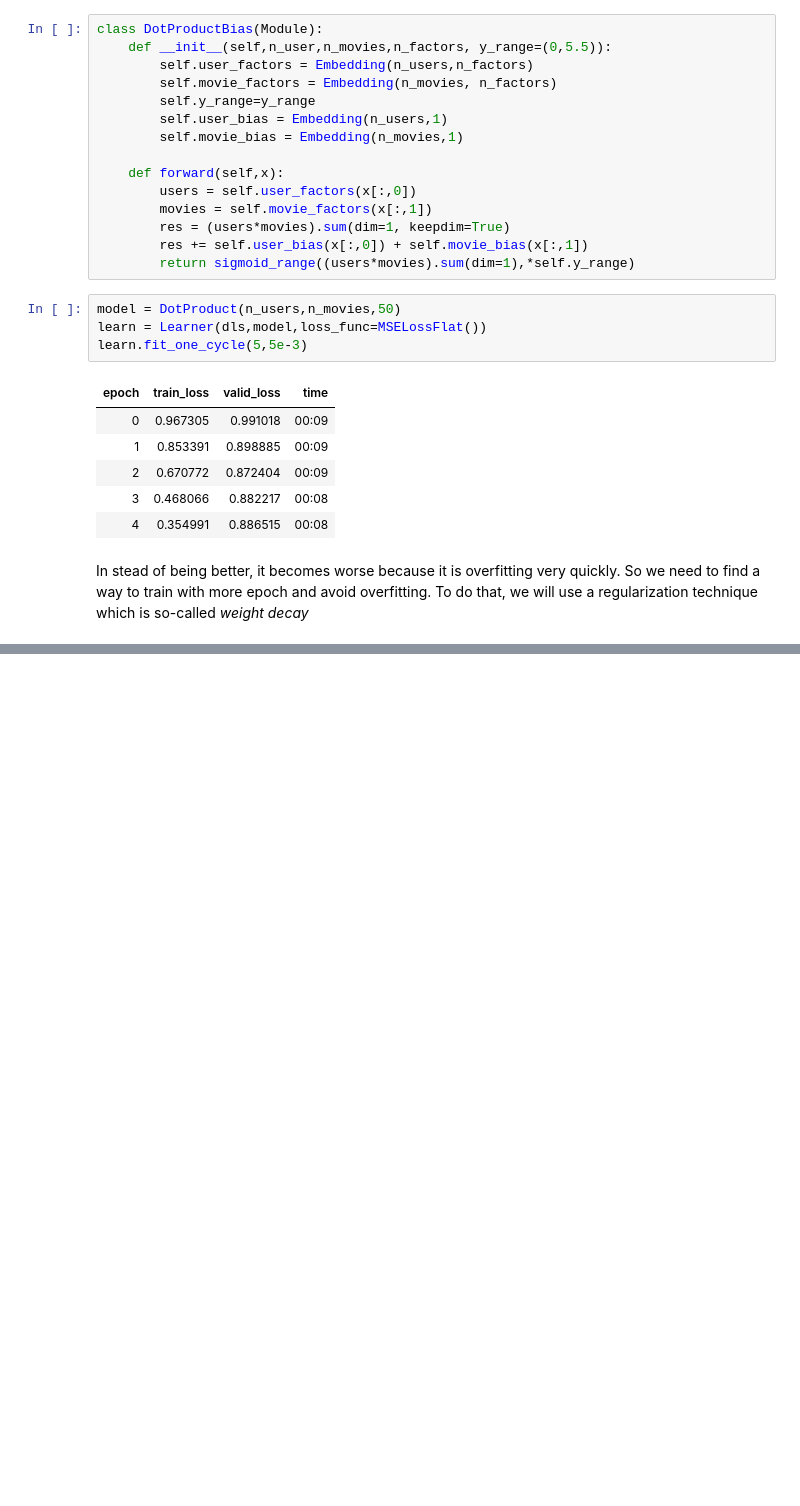
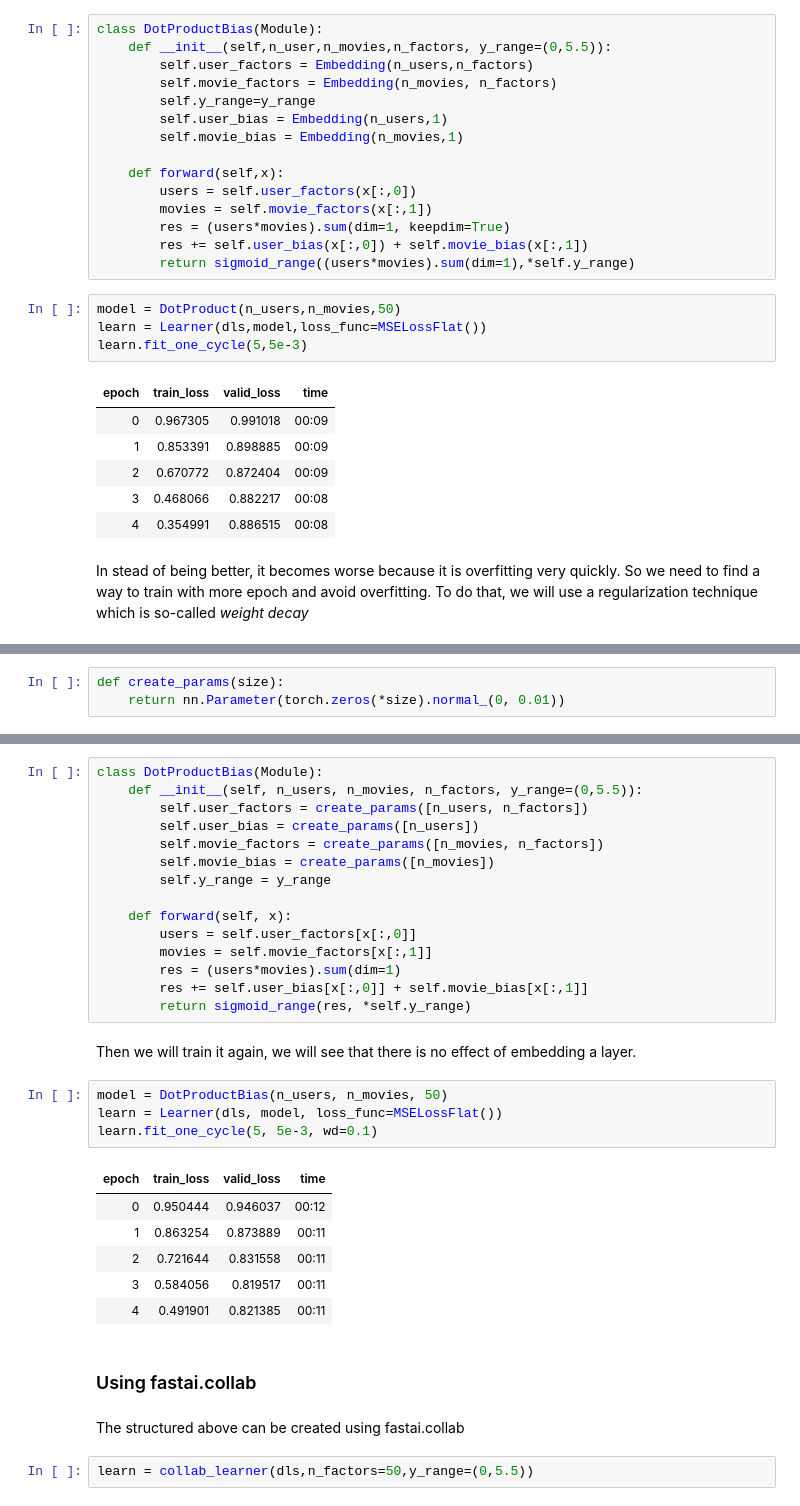
Before and after one commit to dnlam/fastblog, a Jupyter notebook: _notebooks/2022-03-27-Collaborative_filtering.ipynb, the cells around one changed output, grey strips where cells are left out. Drawn from its saved outputs; the diff is of its cells as text; blank space fills up the shorter version.

```diff
--- a/_notebooks/2022-03-27-Collaborative_filtering.ipynb
+++ b/_notebooks/2022-03-27-Collaborative_filtering.ipynb
@@ -217,0 +258,3 @@ In stead of being better, it becomes worse because it is overfitting very quickl
+# %%
+def create_params(size):
+    return nn.Parameter(torch.zeros(*size).normal_(0, 0.01))
@@ -217,0 +263,34 @@ In stead of being better, it becomes worse because it is overfitting very quickl
+# %%
+class DotProductBias(Module):
+    def __init__(self, n_users, n_movies, n_factors, y_range=(0,5.5)):
+        self.user_factors = create_params([n_users, n_factors])
+        self.user_bias = create_params([n_users])
+        self.movie_factors = create_params([n_movies, n_factors])
+        self.movie_bias = create_params([n_movies])
+        self.y_range = y_range
+
+    def forward(self, x):
+        users = self.user_factors[x[:,0]]
+        movies = self.movie_factors[x[:,1]]
+        res = (users*movies).sum(dim=1)
+        res += self.user_bias[x[:,0]] + self.movie_bias[x[:,1]]
+        return sigmoid_range(res, *self.y_range)
+# %% [markdown]
+Then we will train it again, we will see that there is no effect of embedding a layer.
+# %%
+model = DotProductBias(n_users, n_movies, 50)
+learn = Learner(dls, model, loss_func=MSELossFlat())
+learn.fit_one_cycle(5, 5e-3, wd=0.1)
+# %% [output]
+| epoch | train_loss | valid_loss | time |
+| 0 | 0.950444 | 0.946037 | 00:12 |
+| 1 | 0.863254 | 0.873889 | 00:11 |
+| 2 | 0.721644 | 0.831558 | 00:11 |
+| 3 | 0.584056 | 0.819517 | 00:11 |
+| 4 | 0.491901 | 0.821385 | 00:11 |
+# %% [markdown]
+### Using fastai.collab
+# %% [markdown]
+The structured above can be created using fastai.collab
+# %%
+learn = collab_learner(dls,n_factors=50,y_range=(0,5.5))
```
Also changed, not shown: parts of 22 cells of this notebook.
